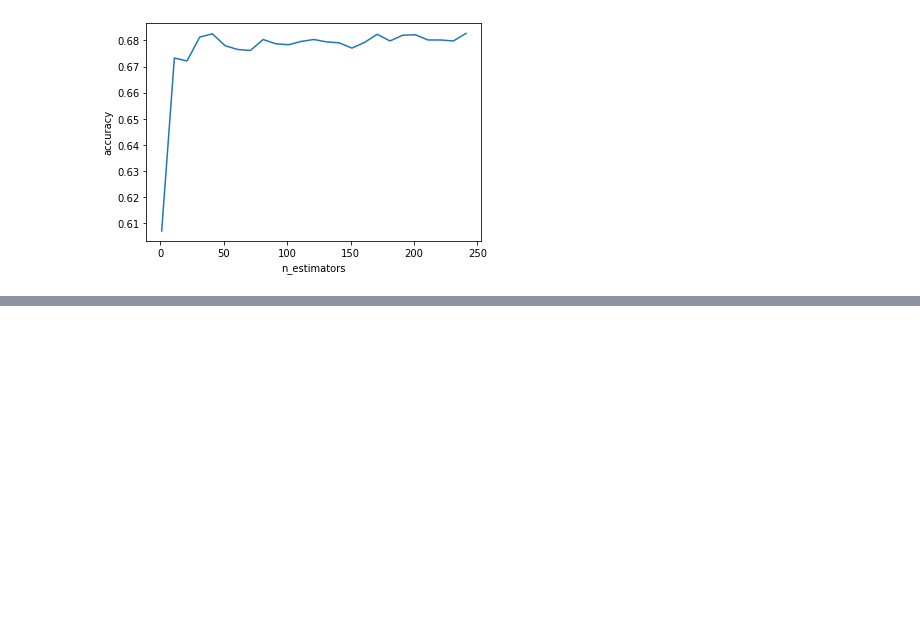
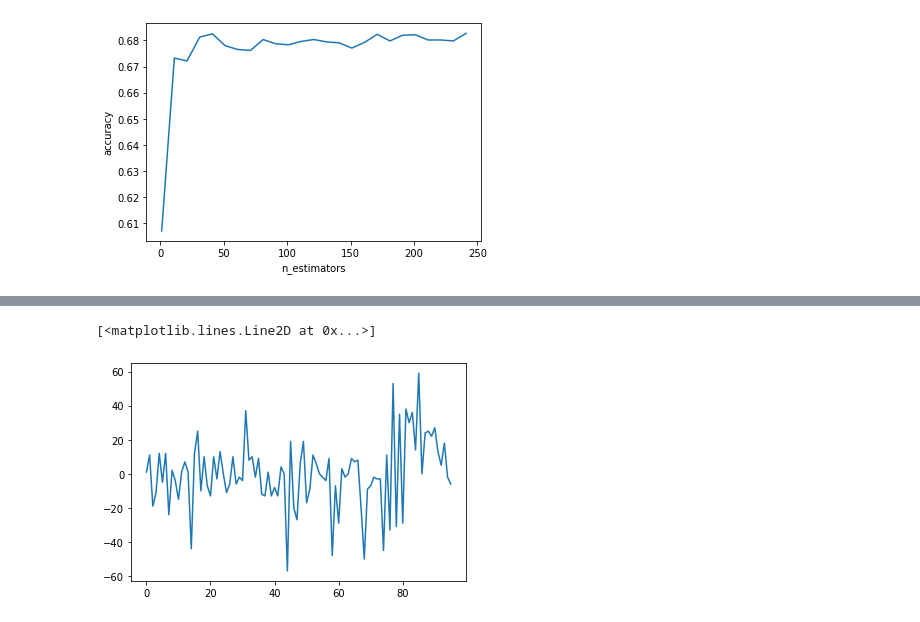
Before and after one commit to ishaan-arya/automated-essay-grading, a Jupyter notebook: Twitter_Sentiment_Analysis.ipynb, the cells around one changed output, grey strips where cells are left out. Drawn from its saved outputs; the diff is of its cells as text; code cells hidden in the pictures; blank space fills up the shorter version.

```diff
--- a/Twitter_Sentiment_Analysis.ipynb
+++ b/Twitter_Sentiment_Analysis.ipynb
@@ -135,9 +134,9 @@ df_clean
 | 27480 | fliing going - atg smiles yay ( (... | neutral |
 27481 rows × 2 columns
 # %%
-df_clean['sentiment'] = df_clean['sentiment'].replace(['neutral'],'0')
-df_clean['sentiment'] = df_clean['sentiment'].replace(['positive'],'1')
-df_clean['sentiment'] = df_clean['sentiment'].replace(['negative'],'-1')
+df_clean['sentiment'] = df_clean['sentiment'].replace(['neutral'],0)
+df_clean['sentiment'] = df_clean['sentiment'].replace(['positive'],1)
+df_clean['sentiment'] = df_clean['sentiment'].replace(['negative'],-1)
 df_clean
 # %% [output]
 |  | text | sentiment |
@@ -157,7 +156,7 @@ df_clean
 from sklearn.feature_extraction.text import CountVectorizer
 import numpy as np
 
-vectorizer = CountVectorizer(max_features = 5000, ngram_range=(1, 3), stop_words='english')
+vectorizer = CountVectorizer(max_features = 3000, ngram_range=(1, 3), stop_words='english')
 count_vectors = vectorizer.fit_transform(df_clean['text'])
 X = count_vectors.toarray()
 y = df_clean['sentiment'].to_numpy()
@@ -335,0 +407,21 @@ tweets_df
+# %%
+#getting hourly sentiment for 17th september
+arr4 = []
+hour = []
+i=0
+zero = '0'
+while i<24:
+  j=i+1
+  df2 = df.loc[(df['created_at']<=f'2021-09-17T{j if j>9 else zero+str(j)}:00:00.000Z') & (df['created_at']>= f'2021-09-17T{i if i>9 else zero+str(i)}:00:00.000Z'),['created_at','id','text']]
+  count_vectors = vectorizer.fit_transform(df2['text'])
+  X = count_vectors.toarray()
+  sentiments = model.predict(X)
+  total = 0
+  for p in range (0, len(sentiments)-1):
+    sentiments[p] = int(sentiments[p])
+    total = total + sentiments[p]
+  arr4.append(total)
+  hour.append(j)
+  i=i+1
+print(arr4)
+print(hour)
@@ -335,0 +431,3 @@ tweets_df
+# %%
+arr = arr4+arr3+arr2+arr1
+arr
@@ -335,0 +481,5 @@ tweets_df
+# %%
+plt.plot(arr)
+# %% [output]
+[<matplotlib.lines.Line2D at 0x...>]
+[figure, added]
```
Also changed, not shown: parts of 28 cells of this notebook.
